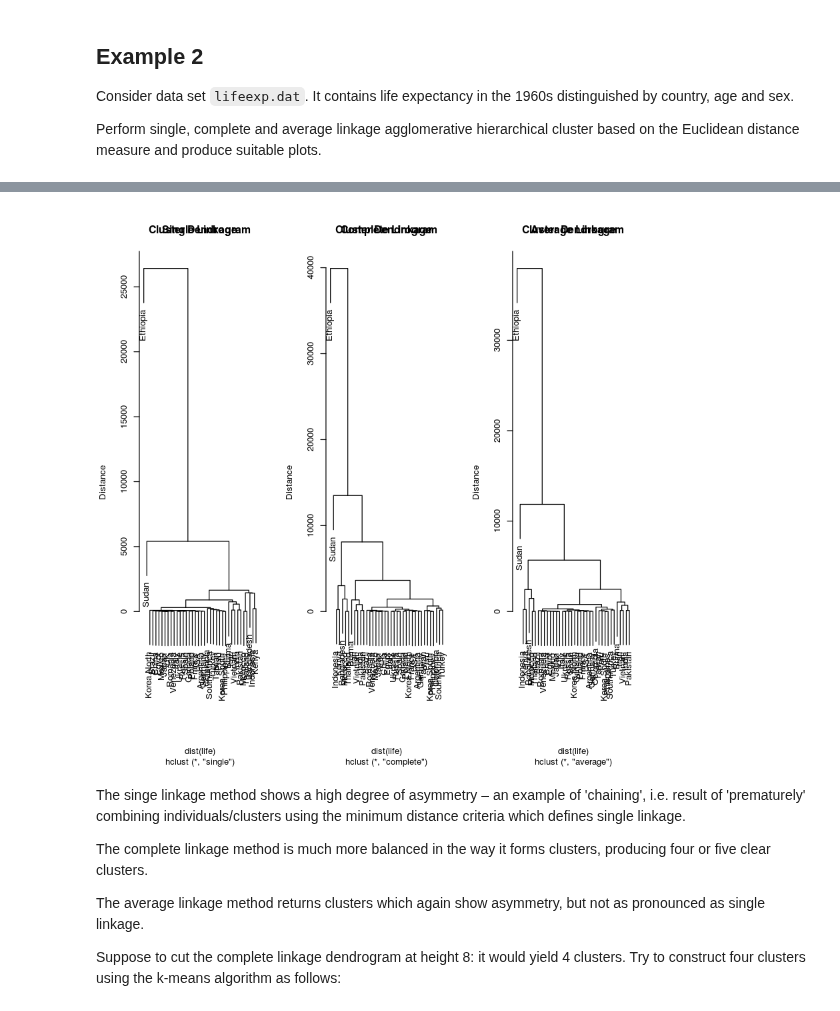
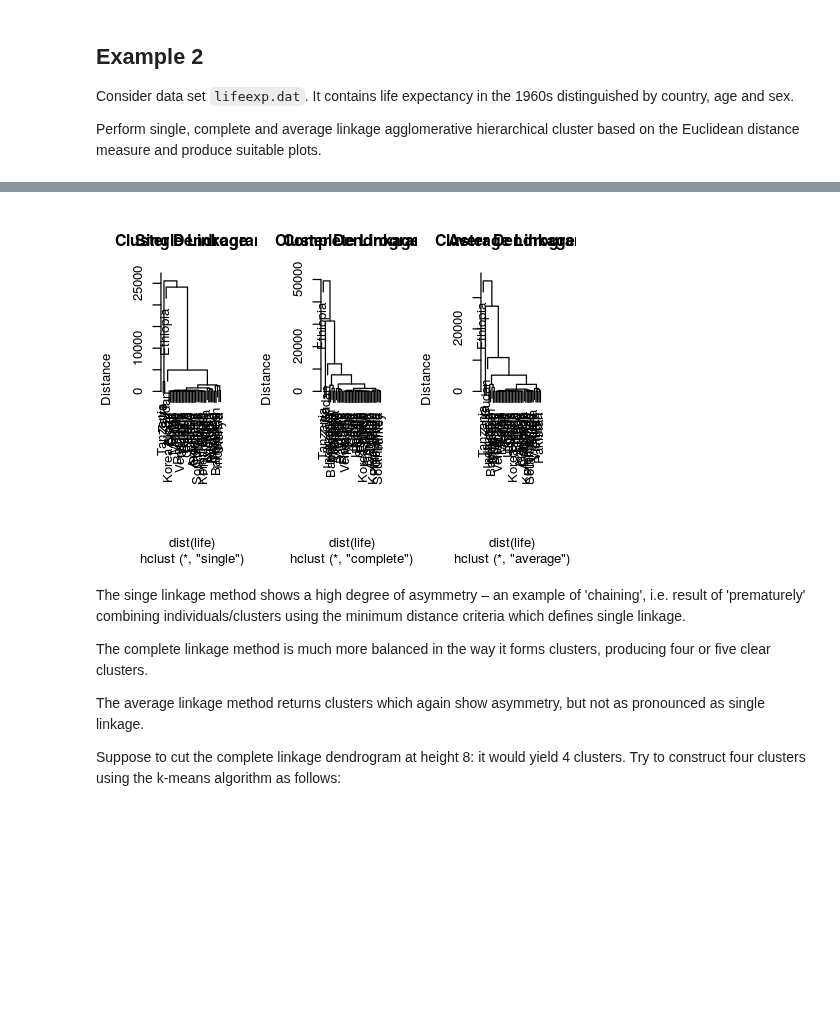
Before and after one commit to eloukas/uth-machine-learning, a Jupyter notebook: labs/lab8/Clustering Examples Notebook.ipynb, the cells around one changed output, grey strips where cells are left out. Saved outputs shown, nothing was run; the diff lists cells and outputs as text; code cells hidden in the pictures; blank space fills up the shorter version.

```diff
--- a/labs/lab8/Clustering Examples Notebook.ipynb
+++ b/labs/lab8/Clustering Examples Notebook.ipynb
@@ -142,13 +144,11 @@ Consider data set `lifeexp.dat`. It contains life expectancy in the 1960s distin
 
 Perform single, complete and average linkage agglomerative hierarchical cluster based on the Euclidean distance measure and produce suitable plots.
 # %%
-life<-read.table("./lifeexp.dat",header=TRUE, fill = TRUE, row.names = NULL)
-#life <- read.delim("./lifeexp.dat", sep=" ", fill=TRUE)
-
-life = life[complete.cases(life),]
+life<-read.table("./lifeexp.dat",header=TRUE, fill = TRUE) #row.names = NULL)
+#life = life[complete.cases(life),]
 #life[life==""] <- NA
 #life
-rownames(life)<-life[,1]
+#rownames(life)<-life[,1]
 country <-rownames(life)
 
 par(mfrow=c(1,3))
@@ -166,4 +162,4 @@ Warning message in dist(life):
-[figure, old version]
+[figure, new version]
 # %% [markdown]
 The singe linkage method shows a high degree of asymmetry – an example of 'chaining', i.e. result of
 'prematurely'  combining  individuals/clusters  using  the  minimum  distance  criteria  which  defines  single linkage.
```
Also changed, not shown: parts of 9 cells of this notebook, 1 other file.
